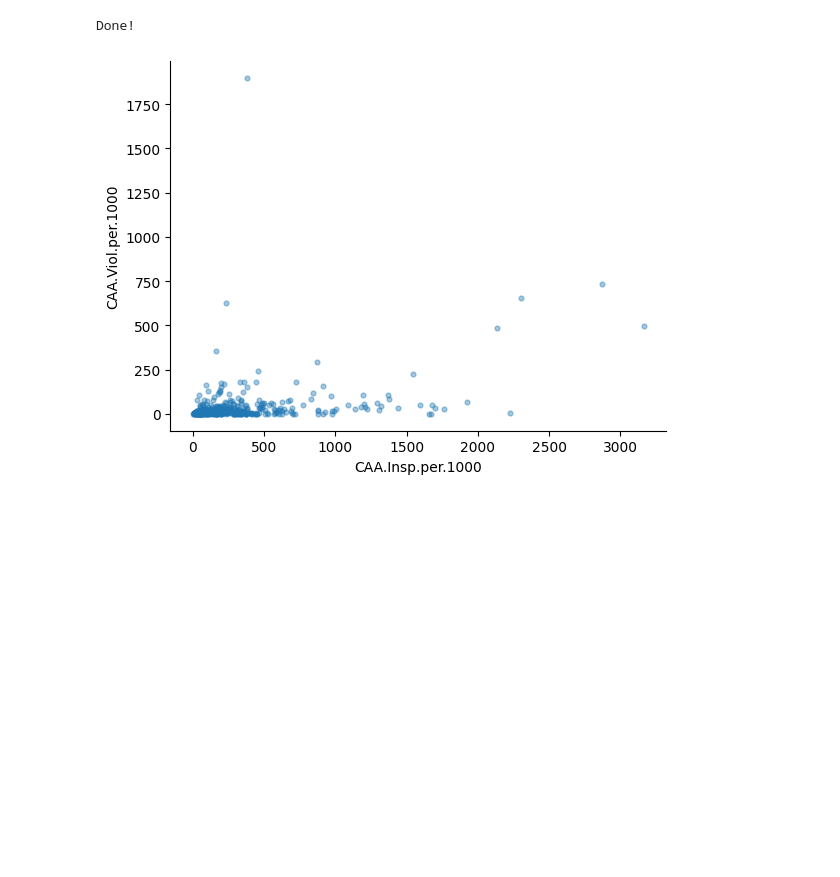
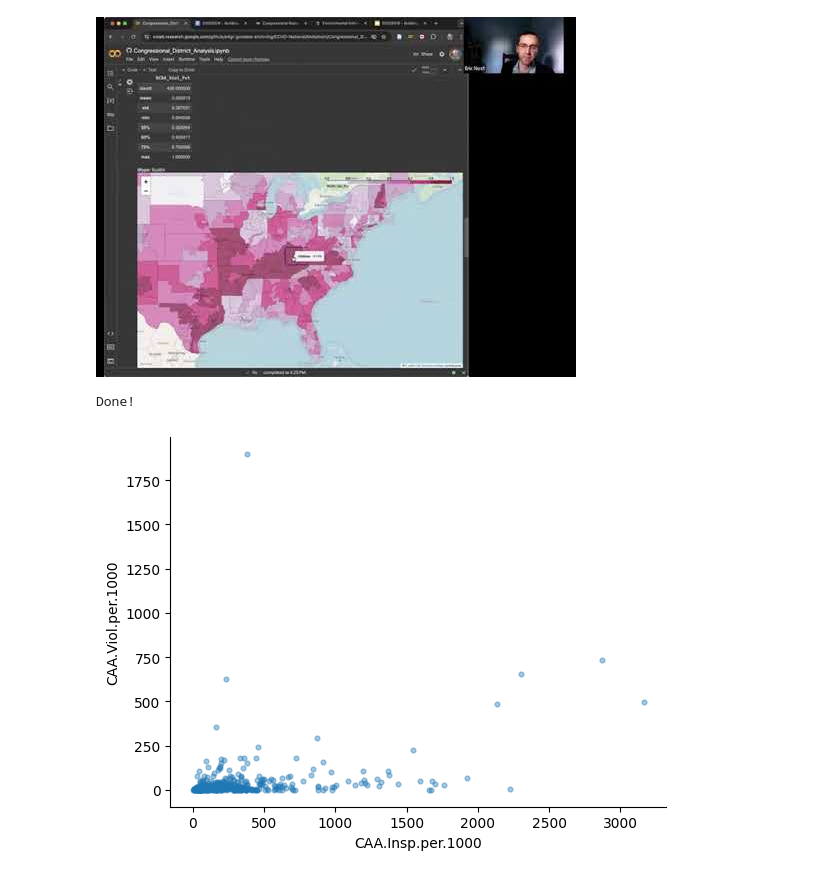
Before and after one commit to edgi-govdata-archiving/ECHO-National, a Jupyter notebook: Congressional_District_Analysis.ipynb, the cells around one changed output. Drawn from its saved outputs; the diff is of its cells as text; code cells hidden in the pictures; blank space fills up the shorter version.

Commit message:
add demo to cda nb

```diff
--- a/Congressional_District_Analysis.ipynb
+++ b/Congressional_District_Analysis.ipynb
@@ -9,6 +9,12 @@
 # %% [markdown]
 ## How to Run
 ![Instructions for running a Jupyter Notebook](https://github.com/edgi-govdata-archiving/EEW-Image-Assets/blob/main/overall_instructions.png?raw=true)
+# %%
+# @title Watch a demo of this notebook { display-mode: "form" }
+from IPython.display import YouTubeVideo
+YouTubeVideo('GWtNu7_dD3w')
+# %% [output]
+[figure, added]
 # %%
 # @title ## Load data { display-mode: "form" }
 # @markdown We created report cards on the enforcement of and compliance with environmental protection laws like the Clean Air Act for each Congressional District and state: https://environmentalenforcementwatch.org/data/congress/
```
